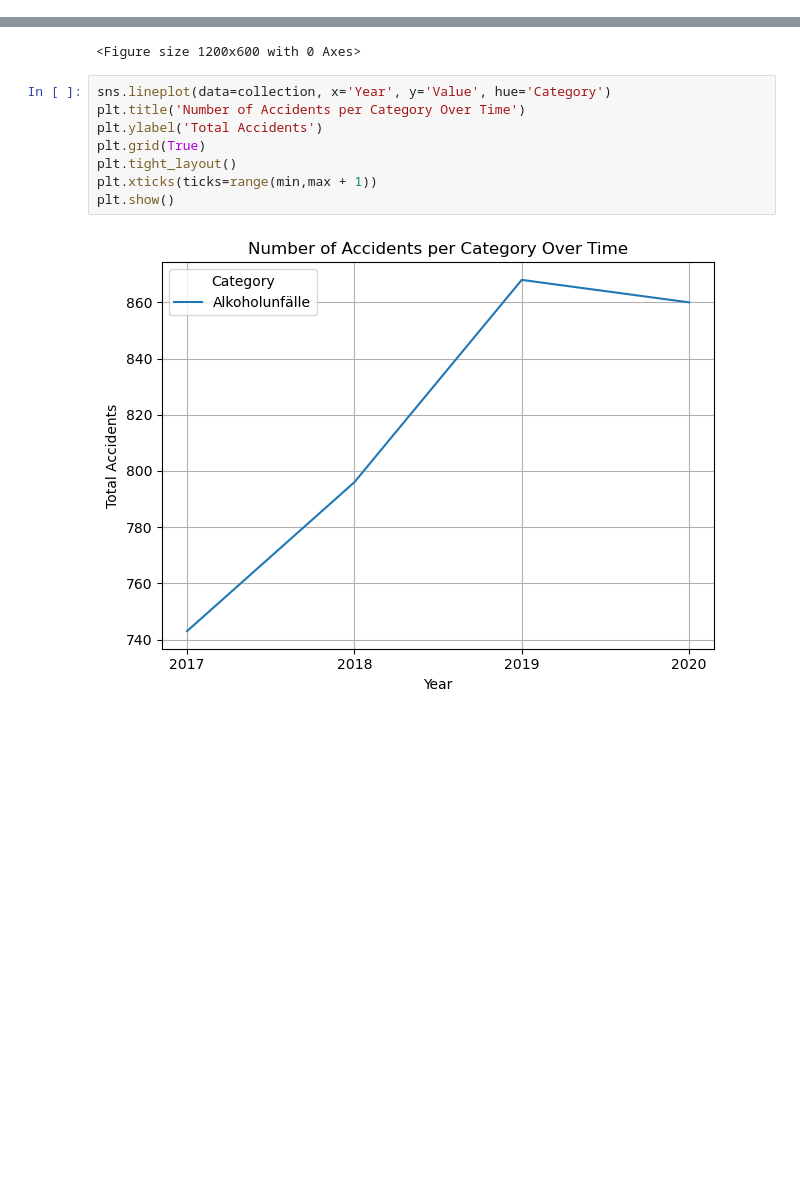
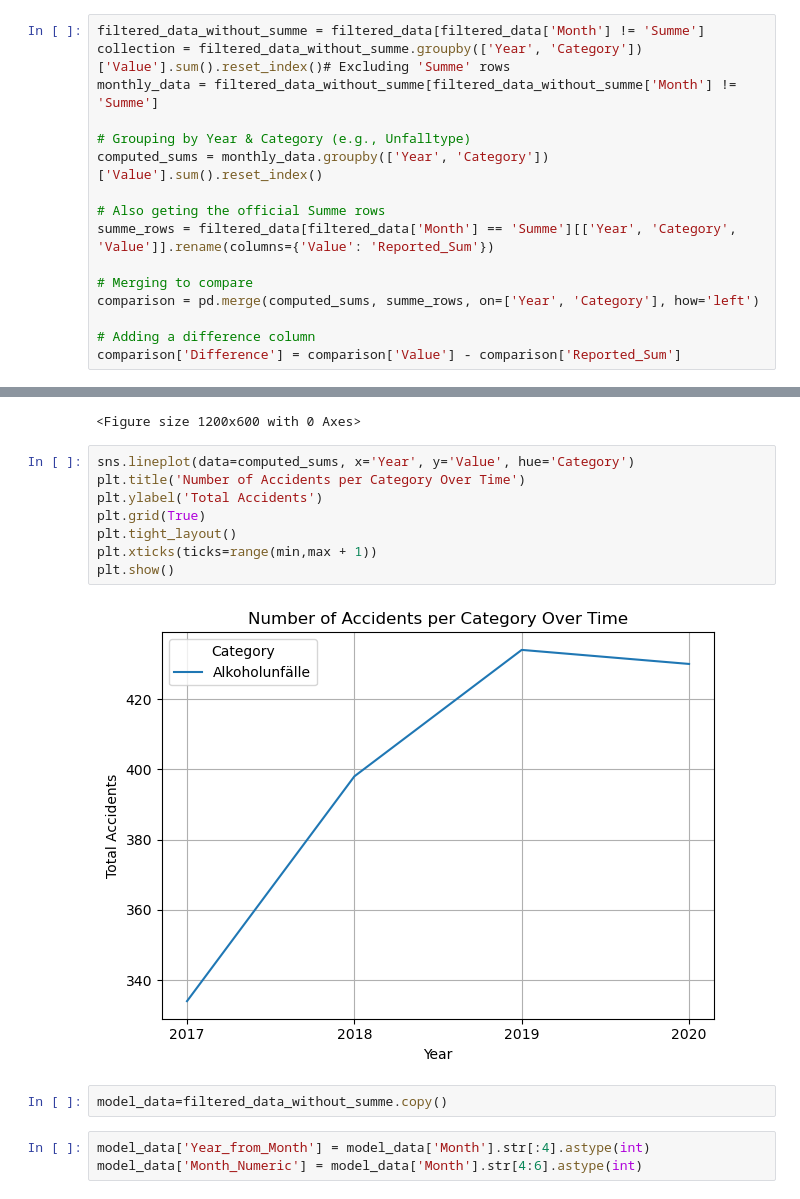
Before and after one commit to harmonicsvd/DPS-Work, a Jupyter notebook: data.ipynb, the cells around one changed output, grey strips where cells are left out. Saved outputs shown, nothing was run; the diff lists cells and outputs as text; blank space fills up the shorter version.

Commit message:
Data Exploration,Filteration, Visualisation,Preparation

```diff
--- a/data.ipynb
+++ b/data.ipynb
@@ -97,0 +131,16 @@ collection
+# %%
+filtered_data_without_summe = filtered_data[filtered_data['Month'] != 'Summe']
+collection = filtered_data_without_summe.groupby(['Year', 'Category'])['Value'].sum().reset_index()# Excluding 'Summe' rows
+monthly_data = filtered_data_without_summe[filtered_data_without_summe['Month'] != 'Summe']
+
+# Grouping by Year & Category (e.g., Unfalltype)
+computed_sums = monthly_data.groupby(['Year', 'Category'])['Value'].sum().reset_index()
+
+# Also geting the official Summe rows
+summe_rows = filtered_data[filtered_data['Month'] == 'Summe'][['Year', 'Category', 'Value']].rename(columns={'Value': 'Reported_Sum'})
+
+# Merging to compare
+comparison = pd.merge(computed_sums, summe_rows, on=['Year', 'Category'], how='left')
+
+# Adding a difference column
+comparison['Difference'] = comparison['Value'] - comparison['Reported_Sum']
@@ -104,12 +167,17 @@ plt.figure(figsize=(12, 6))
 <Figure size 1200x600 with 0 Axes>
 <Figure size 1200x600 with 0 Axes>
 # %%
-sns.lineplot(data=collection, x='Year', y='Value', hue='Category')
+sns.lineplot(data=computed_sums, x='Year', y='Value', hue='Category')
 plt.title('Number of Accidents per Category Over Time')
 plt.ylabel('Total Accidents')
 plt.grid(True)
 plt.tight_layout()
 plt.xticks(ticks=range(min,max + 1))
 plt.show()
 # %% [output]
-[figure, old version]
+[figure, new version]
+# %%
+model_data=filtered_data_without_summe.copy()
+# %%
+model_data['Year_from_Month'] = model_data['Month'].str[:4].astype(int)
+model_data['Month_Numeric'] = model_data['Month'].str[4:6].astype(int)
```
Also changed, not shown: parts of 25 cells of this notebook.
